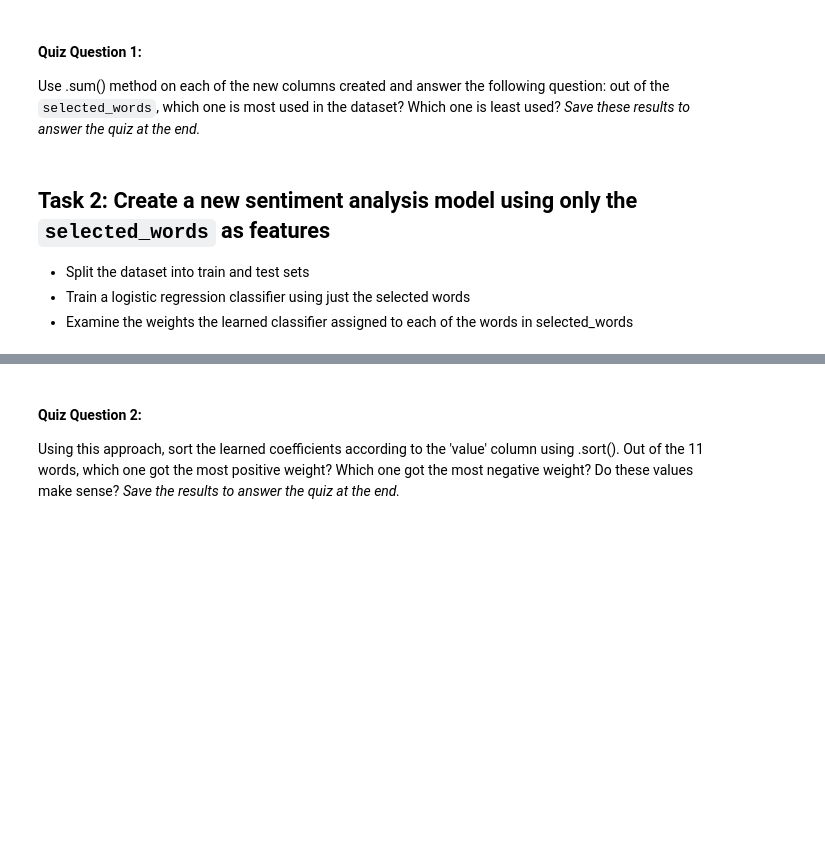
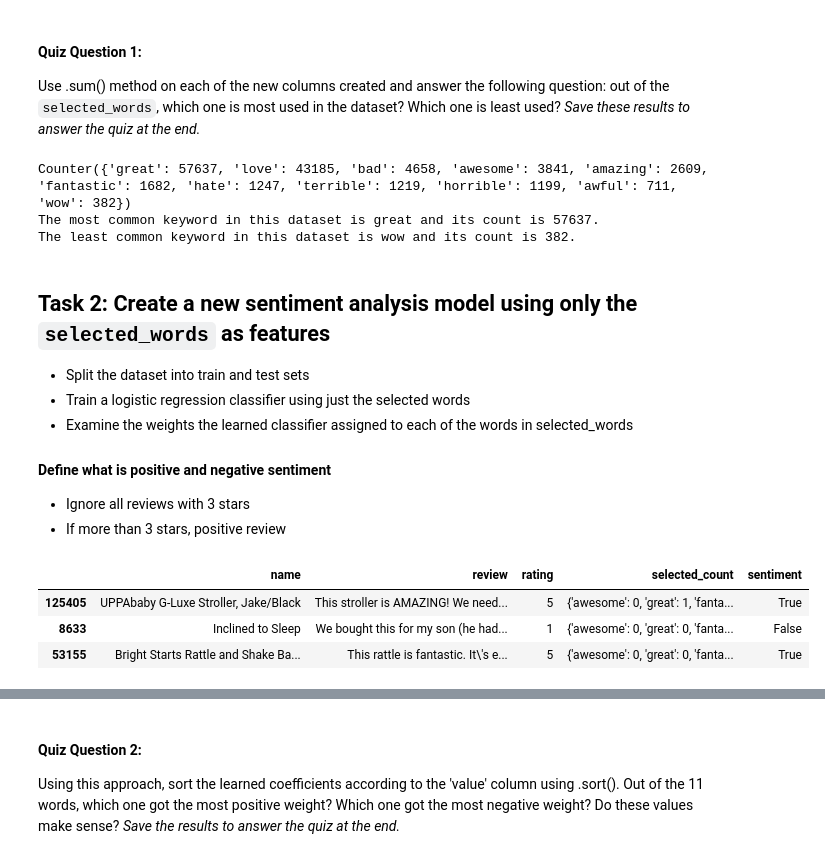
Before and after one commit to lexiewangdl/machine-learning, a Jupyter notebook: PA2.ipynb, the cells around one changed output, grey strips where cells are left out. Saved outputs shown, nothing was run; the diff lists cells and outputs as text; code cells hidden in the pictures; blank space fills up the shorter version.

```diff
--- a/PA2.ipynb
+++ b/PA2.ipynb
@@ -115,9 +120,52 @@ p1.head()
 #### Quiz Question 1:
 Use .sum() method on each of the new columns created and answer the following question: out of the <code>selected_words</code>, which one is most used in the dataset? Which one is least used?
 *Save these results to answer the quiz at the end.*
+# %%
+def sum_counts(counter_series): # Recursive function with runtime O(log(n))
+
+    if len(counter_series) > 10:
+        counter_first = sum_counts(counter_series[:int(len(counter_series)/2)])
+        counter_second = sum_counts(counter_series[int(len(counter_series)/2):])
+        return sum([counter_first, counter_second], Counter())
+
+    else:
+        return sum(counter_series, Counter())
+
+sum_all_entries = sum_counts(p1['selected_count'])
+
+print(sum_all_entries)
+
+# Get the most common keyword in dataset
+most_common = sum_all_entries.most_common(1)
+print('The most common keyword in this dataset is '+ str(most_common[0][0]) + ' and its count is ' + str(most_common[0][1]) + '.')
+
+# Get the least common keyword in dataset
+least_common = sum_all_entries.most_common()[-1]
+print('The least common keyword in this dataset is ' + str(least_common[0]) + ' and its count is ' + str(least_common[1]) + '.')
+# %% [output]
+Counter({'great': 57637, 'love': 43185, 'bad': 4658, 'awesome': 3841, 'amazing': 2609, 'fantastic': 1682, 'hate': 1247, 'terrible': 1219, 'horrible': 1199, 'awful': 711, 'wow': 382})
+The most common keyword in this dataset is great and its count is 57637.
+The least common keyword in this dataset is wow and its count is 382.
 # %% [markdown]
 ## Task 2: Create a new sentiment analysis model using only the <code>selected_words</code> as features
 
 - Split the dataset into train and test sets
 - Train a logistic regression classifier using just the selected words
 - Examine the weights the learned classifier assigned to each of the words in selected_words
+
+#### Define what is positive and negative sentiment
+- Ignore all reviews with 3 stars
+- If more than 3 stars, positive review
+# %%
+#ignore all 3*  reviews
+p1 = p1[p1['rating']!= 3]
+
+#positive sentiment = 4-star or 5-star reviews
+p1['sentiment'] = p1['rating'] >= 4
+
+p1.sample(n=3, random_state=0)
+# %% [output]
+|  | name | review | rating | selected_count | sentiment |
+| 125405 | UPPAbaby G-Luxe Stroller, Jake/Black | This stroller is AMAZING! We need... | 5 | {'awesome': 0, 'great': 1, 'fanta... | True |
+| 8633 | Inclined to Sleep | We bought this for my son (he had... | 1 | {'awesome': 0, 'great': 0, 'fanta... | False |
+| 53155 | Bright Starts Rattle and Shake Ba... | This rattle is fantastic. It\'s e... | 5 | {'awesome': 0, 'great': 0, 'fanta... | True |
```
Also changed, not shown: parts of 23 cells of this notebook, 2 other files.
